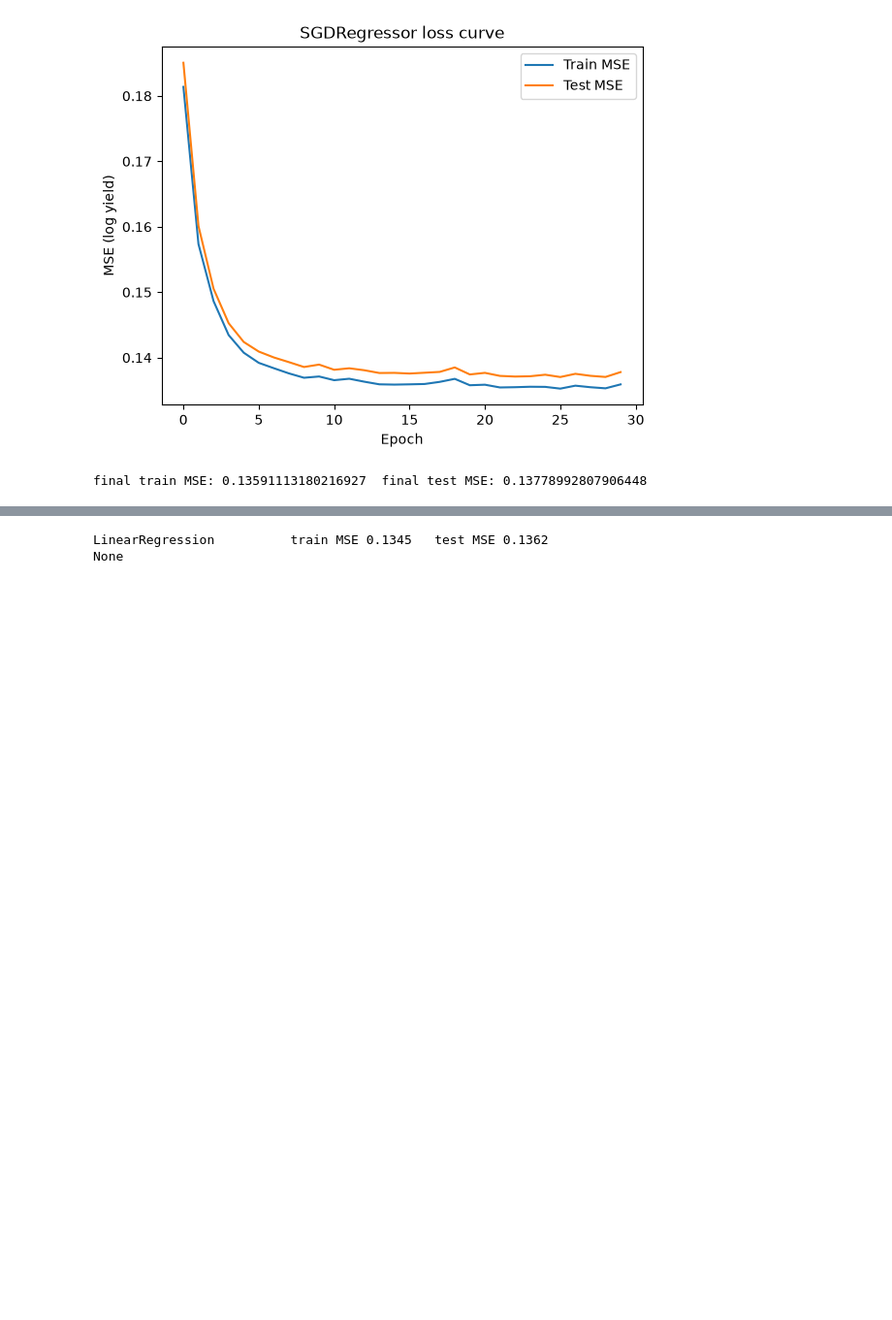
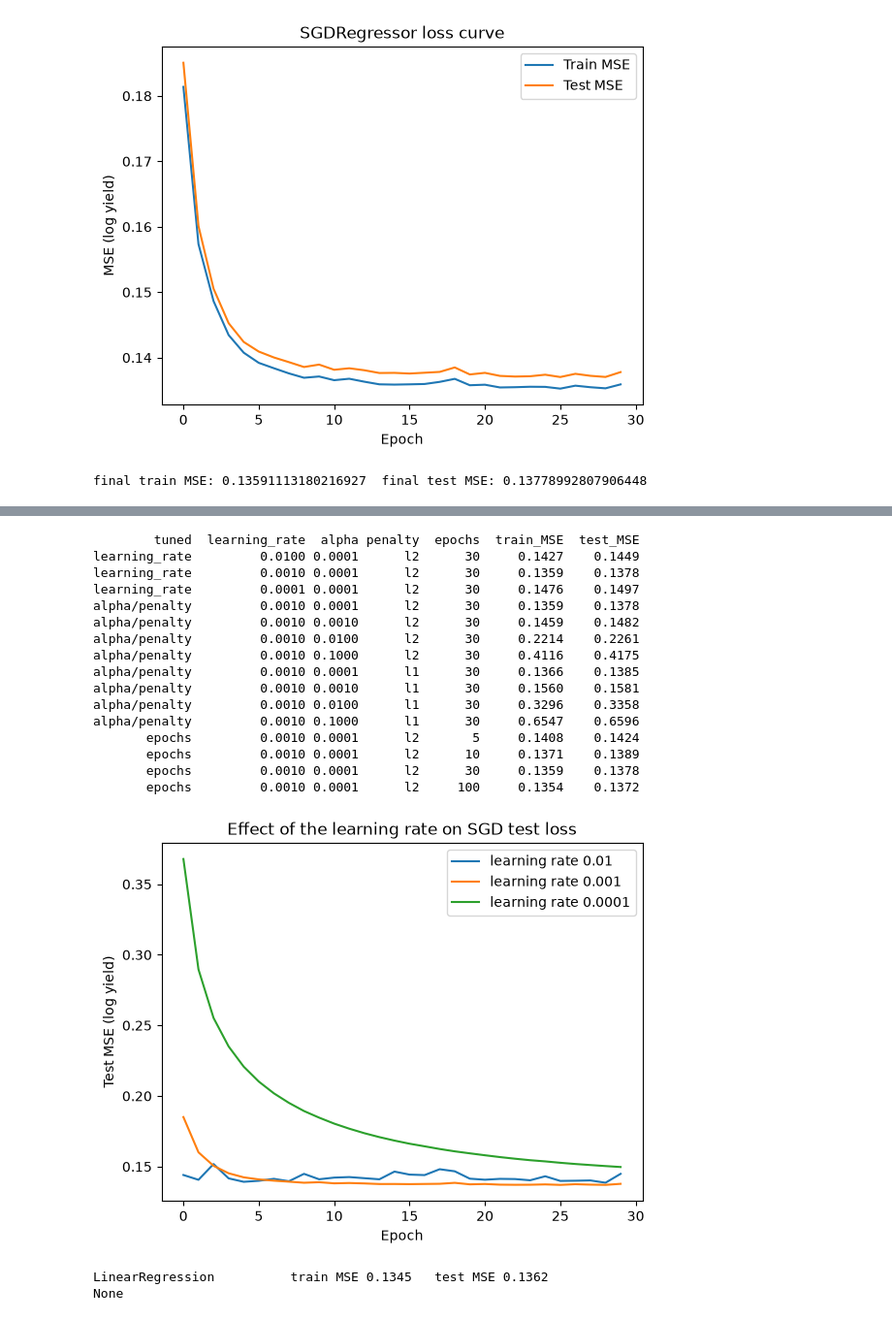
Before and after one commit to julesineza/linear_regression_model, a Jupyter notebook: summative/linear_regression/multivariate.ipynb, the cells around one changed output, grey strips where cells are left out. Shown at 97% size. Cells and saved outputs as stored; diff of their text form; code cells hidden in the pictures; blank space fills up the shorter version.

```diff
--- a/summative/linear_regression/multivariate.ipynb
+++ b/summative/linear_regression/multivariate.ipynb
@@ -15,7 +46,7 @@ import joblib, os
 
 import seaborn as sns
 # %%
-df = pd.read_csv('../../hvstat_africa_data_v1.2.csv')
+df = pd.read_csv('hvstat_africa_data_v1.2.csv')
 
 # number of rows and columns
 rows, cols = df.shape
@@ -241,3 +289,53 @@ final train MSE: 0.13591113180216927  final test MSE: 0.13778992807906448
+# %%
+rows = []
+
+# 1) learning rate (alpha and epochs fixed)
+curves = {}
+for lr in [0.01, 0.001, 0.0001]:
+    _, tr, te = train_SGD(learning_rate=lr, alpha=0.0001, epochs=30)
+    curves[lr] = te
+    rows.append({"tuned": "learning_rate", "learning_rate": lr, "alpha": 0.0001,
+                 "penalty": "l2", "epochs": 30, "train_MSE": tr[-1], "test_MSE": te[-1]})
+
+# 2) regularization strength and type
+for pen in ["l2", "l1"]:
+    for a in [0.0001, 0.001, 0.01, 0.1]:
+        _, tr, te = train_SGD(learning_rate=0.001, alpha=a, penalty=pen, epochs=30)
+        rows.append({"tuned": "alpha/penalty", "learning_rate": 0.001, "alpha": a,
+                     "penalty": pen, "epochs": 30, "train_MSE": tr[-1], "test_MSE": te[-1]})
+
+# 3) number of epochs
+for ep in [5, 10, 30, 100]:
+    _, tr, te = train_SGD(learning_rate=0.001, alpha=0.0001, epochs=ep)
+    rows.append({"tuned": "epochs", "learning_rate": 0.001, "alpha": 0.0001,
+                 "penalty": "l2", "epochs": ep, "train_MSE": tr[-1], "test_MSE": te[-1]})
+
+tuning_table = pd.DataFrame(rows)
+print(tuning_table.round(4).to_string(index=False))
+
+for lr, te in curves.items():
+    plt.plot(te, label=f"learning rate {lr}")
+plt.xlabel("Epoch"); plt.ylabel("Test MSE (log yield)")
+plt.title("Effect of the learning rate on SGD test loss")
+plt.legend(); plt.show()
+# %% [output]
+        tuned  learning_rate  alpha penalty  epochs  train_MSE  test_MSE
+learning_rate         0.0100 0.0001      l2      30     0.1427    0.1449
+learning_rate         0.0010 0.0001      l2      30     0.1359    0.1378
+learning_rate         0.0001 0.0001      l2      30     0.1476    0.1497
+alpha/penalty         0.0010 0.0001      l2      30     0.1359    0.1378
+alpha/penalty         0.0010 0.0010      l2      30     0.1459    0.1482
+alpha/penalty         0.0010 0.0100      l2      30     0.2214    0.2261
+alpha/penalty         0.0010 0.1000      l2      30     0.4116    0.4175
+alpha/penalty         0.0010 0.0001      l1      30     0.1366    0.1385
+alpha/penalty         0.0010 0.0010      l1      30     0.1560    0.1581
+alpha/penalty         0.0010 0.0100      l1      30     0.3296    0.3358
+alpha/penalty         0.0010 0.1000      l1      30     0.6547    0.6596
+       epochs         0.0010 0.0001      l2       5     0.1408    0.1424
+       epochs         0.0010 0.0001      l2      10     0.1371    0.1389
+       epochs         0.0010 0.0001      l2      30     0.1359    0.1378
+       epochs         0.0010 0.0001      l2     100     0.1354    0.1372
+[figure, added]
 # %%
 #calculate function
 
```
Also changed, not shown: parts of 10 cells of this notebook, 10 other files.
